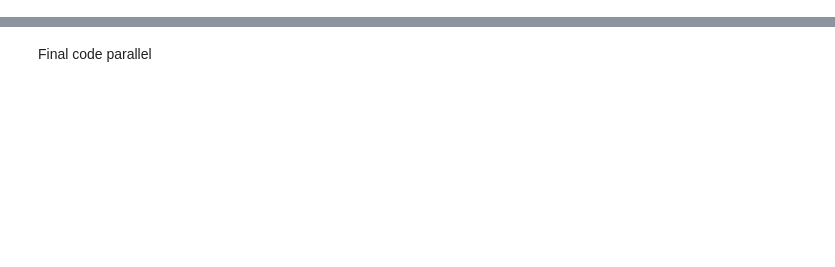
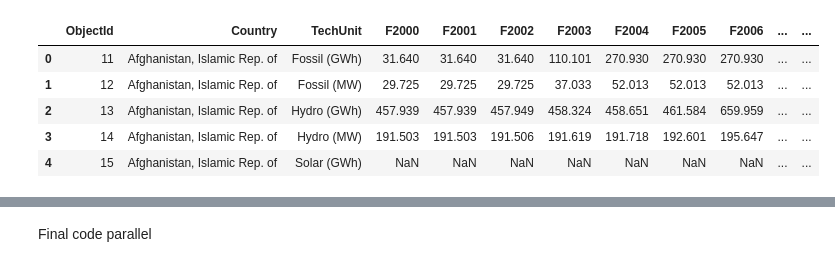
Before and after one commit to ChristianFrisancho/Proyect-Visualization, a Jupyter notebook: Milan_Notebook.ipynb, the cells around one changed output, grey strips where cells are left out. Drawn from its saved outputs; the diff is of its cells as text; code cells hidden in the pictures; blank space fills up the shorter version.

```diff
--- a/Milan_Notebook.ipynb
+++ b/Milan_Notebook.ipynb
@@ -41,40 +39,61 @@ Año: F2023 | países con Solar/Wind>0: 82  | filas totales CSV: 570
 # %%
-from Isea import ScatterBrush
-from IPython.display import display
-from ipywidgets import Output
+# OG DATASET --- Prepare Renewable Energy dataset for ScatterBrush ---
 import pandas as pd
+import re
 
-# sample data (note the actual column names)
-df = pd.DataFrame({
-    "id": [1,2,3,4],
-    "x":  [1,2,3,4],
-    "y":  [10,8,6,9],
-    "group": ["A","B","A","B"]   # <-- categorical for color
-})
+# 1) Load + filter valid ISO2
+csv_path = "Renewable_Energy.csv"
+f = pd.read_csv(csv_path)
+iso2_clean = f["ISO2"].astype(str).str.strip()
+f = f[iso2_clean.ne("") & f["ISO2"].notna()].copy()
 
-# instantiate with the CORRECT column names
-w = ScatterBrush(
-    df,
-    x="x", y="y",           # <-- must match df
-    color="group",          # optional, only if it exists
-    key="id",               # optional; defaults to a stable id anyway
-    title="My Scatter", x_label="X", y_label="Y",
-    width=720, height=420
-)
-display(w)
+# 2) Detect available year columns dynamically
+year_cols = [c for c in f.columns if re.fullmatch(r"F\d{4}", c)]
+year_cols = sorted(year_cols)
 
-# show selection live below the chart
-out = Output()
-def on_sel(change):
-    sel = change["new"]
-    with out:
-        out.clear_output()
-        if sel.get("type"):
-            rows = sel.get("rows", [])
-            print(f"{sel['type']} selection — {len(rows)} points")
-            display(pd.DataFrame(rows))
-        else:
-            print("Selection cleared")
-w.observe(on_sel, names="selection")
-display(out)
+# 3) Standardize Technology names before combining
+tech_map = {
+    "Hydropower (excl. Pumped Storage)": "Hydro",
+    "Solar energy": "Solar",
+    "Wind energy": "Wind",
+    "Bioenergy": "Bio",
+    "Fossil fuels": "Fossil",
+}
+f["Technology_std"] = f["Technology"].map(tech_map).fillna(f["Technology"])
+
+# Extract MW/GWh abbreviation
+def extract_abbr(unit: str):
+    if not isinstance(unit, str):
+        return None
+    m = re.search(r"\b(MW|GWh)\b", unit, flags=re.IGNORECASE)
+    return m.group(1) if m else None
+
+f["UnitAbbr"] = f["Unit"].apply(extract_abbr)
+f = f[f["UnitAbbr"].notna()].copy()
+
+# 4) Create TechUnit using standardized names + abbrev
+f["TechUnit"] = f["Technology_std"].astype(str).str.strip() + " (" + f["UnitAbbr"] + ")"
+
+# Convert year columns to numeric and drop rows with no data
+for c in year_cols:
+    f[c] = pd.to_numeric(f[c], errors="coerce")
+f = f.dropna(subset=year_cols, how="all")
+
+# 5) Keep only relevant columns
+keep_cols = ["ObjectId", "Country", "TechUnit"] + year_cols
+df_scatter = f.loc[:, keep_cols].reset_index(drop=True)
+
+# 6) Auto-detect TechUnit options for the scatter widget
+tech_options = sorted(df_scatter["TechUnit"].unique().tolist())
+
+# 7) Create XY_var* kwargs automatically
+xy_kwargs = {f"XY_var{i+1}": t for i, t in enumerate(tech_options)}
+
+# Optional: get min/max year for slider
+year_min = min(int(c[1:]) for c in year_cols)
+year_max = max(int(c[1:]) for c in year_cols)
+
+print(f"TechUnits detected: {len(tech_options)} → {tech_options[:5]}...")
+print(f"Years available: {year_min}–{year_max}")
+df_scatter.head()
 # %% [output]
@@ -82,0 +102,6 @@ ScatterBrush(data=[{'id': 1, 'x': 1, 'y': 10, 'group': 'A'}, {'id': 2, 'x': 2, '
+|  | ObjectId | Country | TechUnit | F2000 | F2001 | F2002 | F2003 | F2004 | F2005 | F2006 | ... | ... |
+| 0 | 11 | Afghanistan, Islamic Rep. of | Fossil (GWh) | 31.640 | 31.640 | 31.640 | 110.101 | 270.930 | 270.930 | 270.930 | ... | ... |
+| 1 | 12 | Afghanistan, Islamic Rep. of | Fossil (MW) | 29.725 | 29.725 | 29.725 | 37.033 | 52.013 | 52.013 | 52.013 | ... | ... |
+| 2 | 13 | Afghanistan, Islamic Rep. of | Hydro (GWh) | 457.939 | 457.939 | 457.949 | 458.324 | 458.651 | 461.584 | 659.959 | ... | ... |
+| 3 | 14 | Afghanistan, Islamic Rep. of | Hydro (MW) | 191.503 | 191.503 | 191.506 | 191.619 | 191.718 | 192.601 | 195.647 | ... | ... |
+| 4 | 15 | Afghanistan, Islamic Rep. of | Solar (GWh) | NaN | NaN | NaN | NaN | NaN | NaN | NaN | ... | ... |
```
Also changed, not shown: parts of 17 cells of this notebook, 2 other files.
